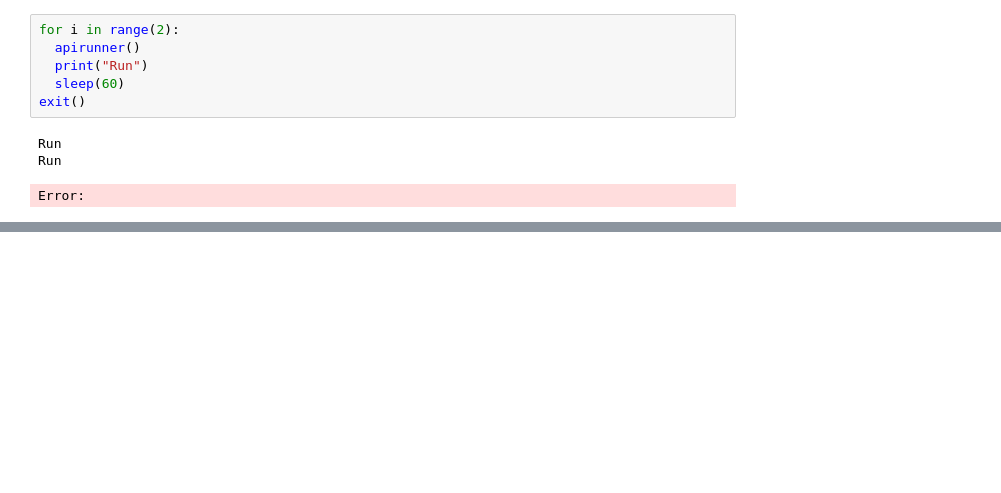
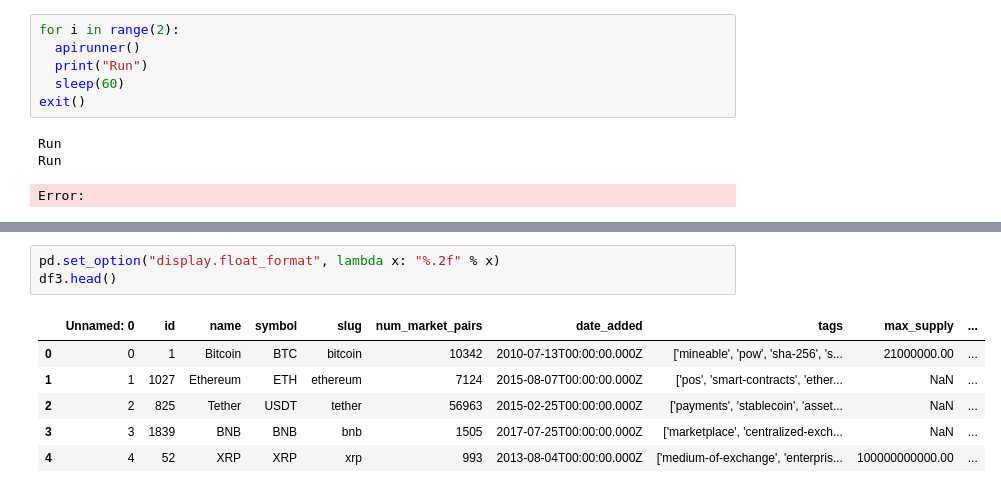
Before and after one commit to Prerit007/Crypto-API-Scrapper, a Jupyter notebook: Crypto.ipynb, the cells around one changed output, grey strips where cells are left out. Cells and saved outputs as stored; diff of their text form; blank space fills up the shorter version.

```diff
--- a/Crypto.ipynb
+++ b/Crypto.ipynb
@@ -129,0 +151,10 @@ df
+# %%
+pd.set_option("display.float_format", lambda x: "%.2f" % x)
+df3.head()
+# %% [output]
+|  | Unnamed: 0 | id | name | symbol | slug | num_market_pairs | date_added | tags | max_supply | ... |
+| 0 | 0 | 1 | Bitcoin | BTC | bitcoin | 10342 | 2010-07-13T00:00:00.000Z | ['mineable', 'pow', 'sha-256', 's... | 21000000.00 | ... |
+| 1 | 1 | 1027 | Ethereum | ETH | ethereum | 7124 | 2015-08-07T00:00:00.000Z | ['pos', 'smart-contracts', 'ether... | NaN | ... |
+| 2 | 2 | 825 | Tether | USDT | tether | 56963 | 2015-02-25T00:00:00.000Z | ['payments', 'stablecoin', 'asset... | NaN | ... |
+| 3 | 3 | 1839 | BNB | BNB | bnb | 1505 | 2017-07-25T00:00:00.000Z | ['marketplace', 'centralized-exch... | NaN | ... |
+| 4 | 4 | 52 | XRP | XRP | xrp | 993 | 2013-08-04T00:00:00.000Z | ['medium-of-exchange', 'enterpris... | 100000000000.00 | ... |
```
Also changed, not shown: parts of 5 cells of this notebook.
